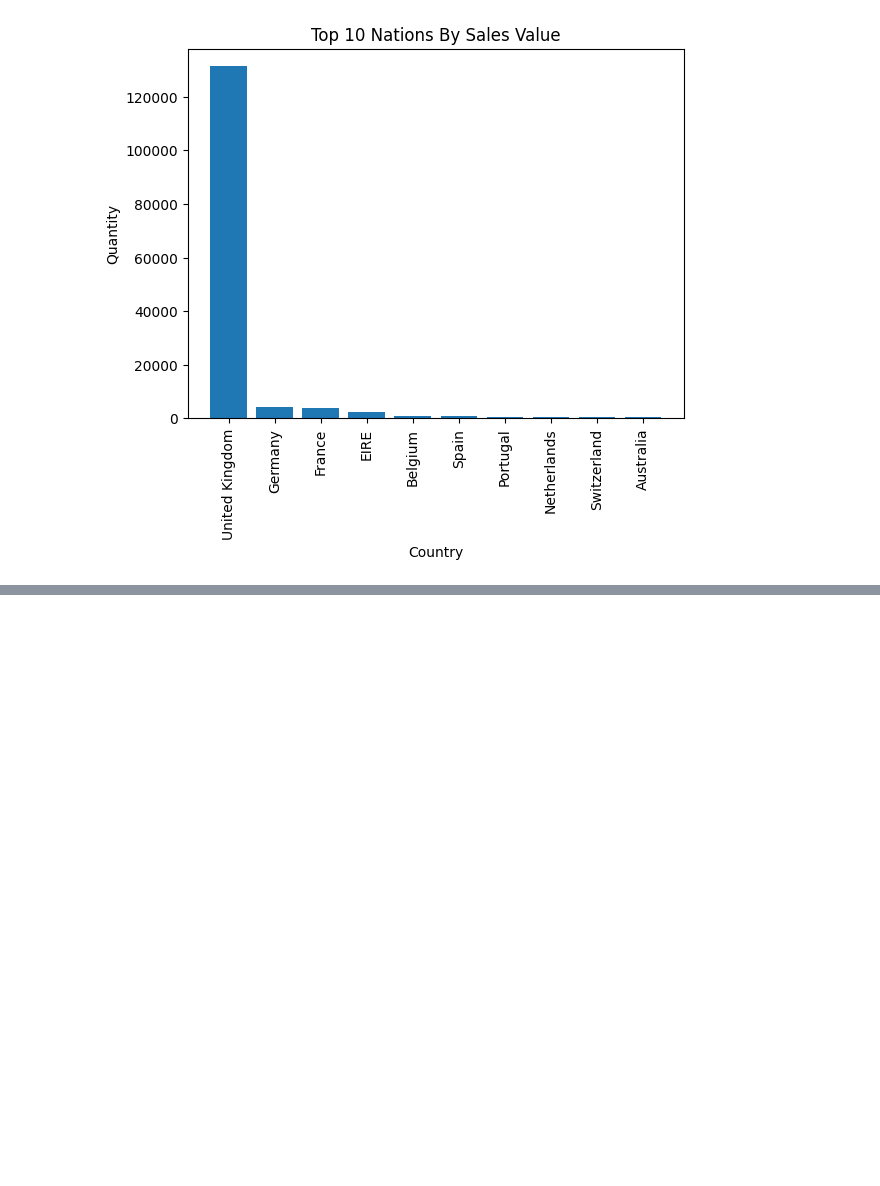
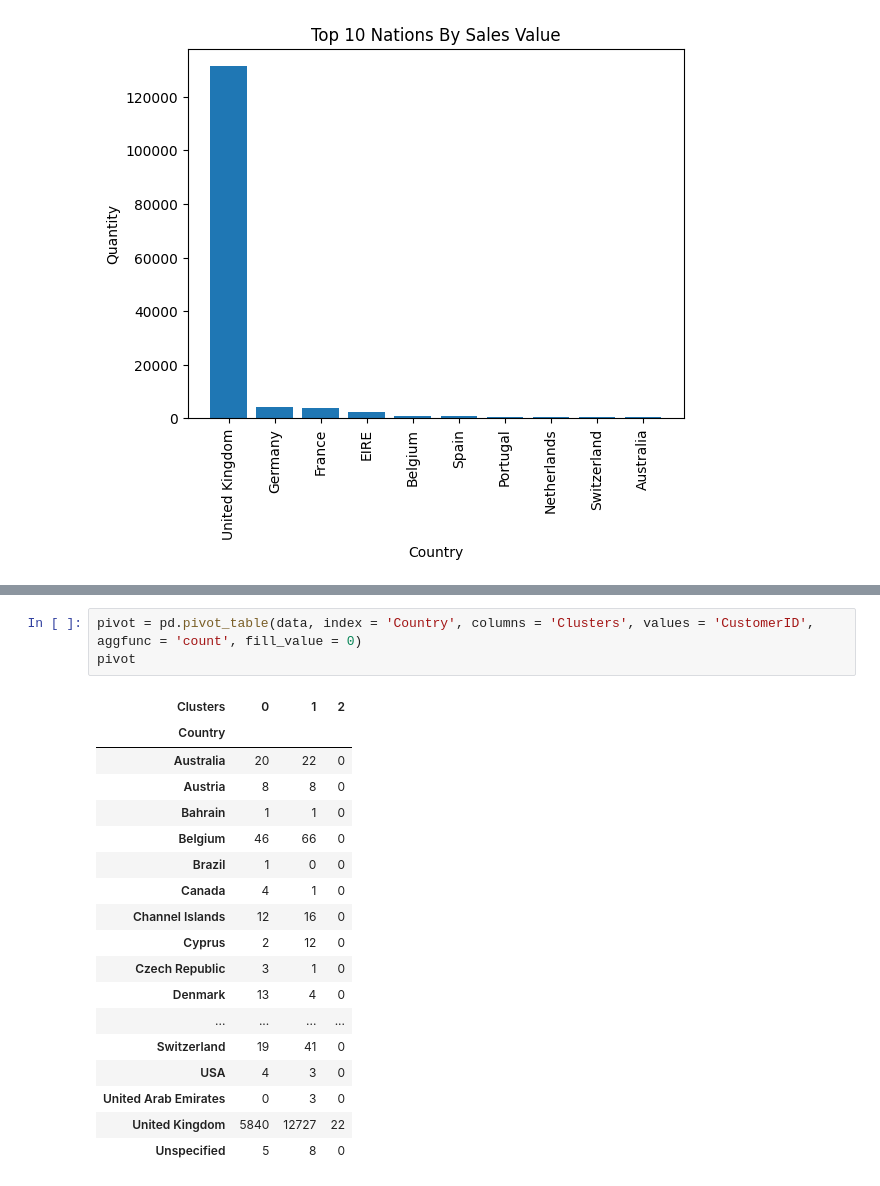
Before and after one commit to ArjunVylat/E-commerce-Purchase-Analysis, a Jupyter notebook: Customer Purchase Analysis for E-Commerce Website.ipynb, the cells around one changed output, grey strips where cells are left out. Drawn from its saved outputs; the diff is of its cells as text; blank space fills up the shorter version.

```diff
--- a/Customer Purchase Analysis for E-Commerce Website.ipynb
+++ b/Customer Purchase Analysis for E-Commerce Website.ipynb
@@ -110,0 +151,22 @@ Name: Quantity, dtype: int64
+# %%
+pivot = pd.pivot_table(data, index = 'Country', columns = 'Clusters', values = 'CustomerID', aggfunc = 'count', fill_value = 0)
+pivot
+# %% [output]
+| Clusters | 0 | 1 | 2 |
+| Country |  |  |  |
+| Australia | 20 | 22 | 0 |
+| Austria | 8 | 8 | 0 |
+| Bahrain | 1 | 1 | 0 |
+| Belgium | 46 | 66 | 0 |
+| Brazil | 1 | 0 | 0 |
+| Canada | 4 | 1 | 0 |
+| Channel Islands | 12 | 16 | 0 |
+| Cyprus | 2 | 12 | 0 |
+| Czech Republic | 3 | 1 | 0 |
+| Denmark | 13 | 4 | 0 |
+| ... | ... | ... | ... |
+| Switzerland | 19 | 41 | 0 |
+| USA | 4 | 3 | 0 |
+| United Arab Emirates | 0 | 3 | 0 |
+| United Kingdom | 5840 | 12727 | 22 |
+| Unspecified | 5 | 8 | 0 |
```
Also changed, not shown: parts of 7 cells of this notebook.
